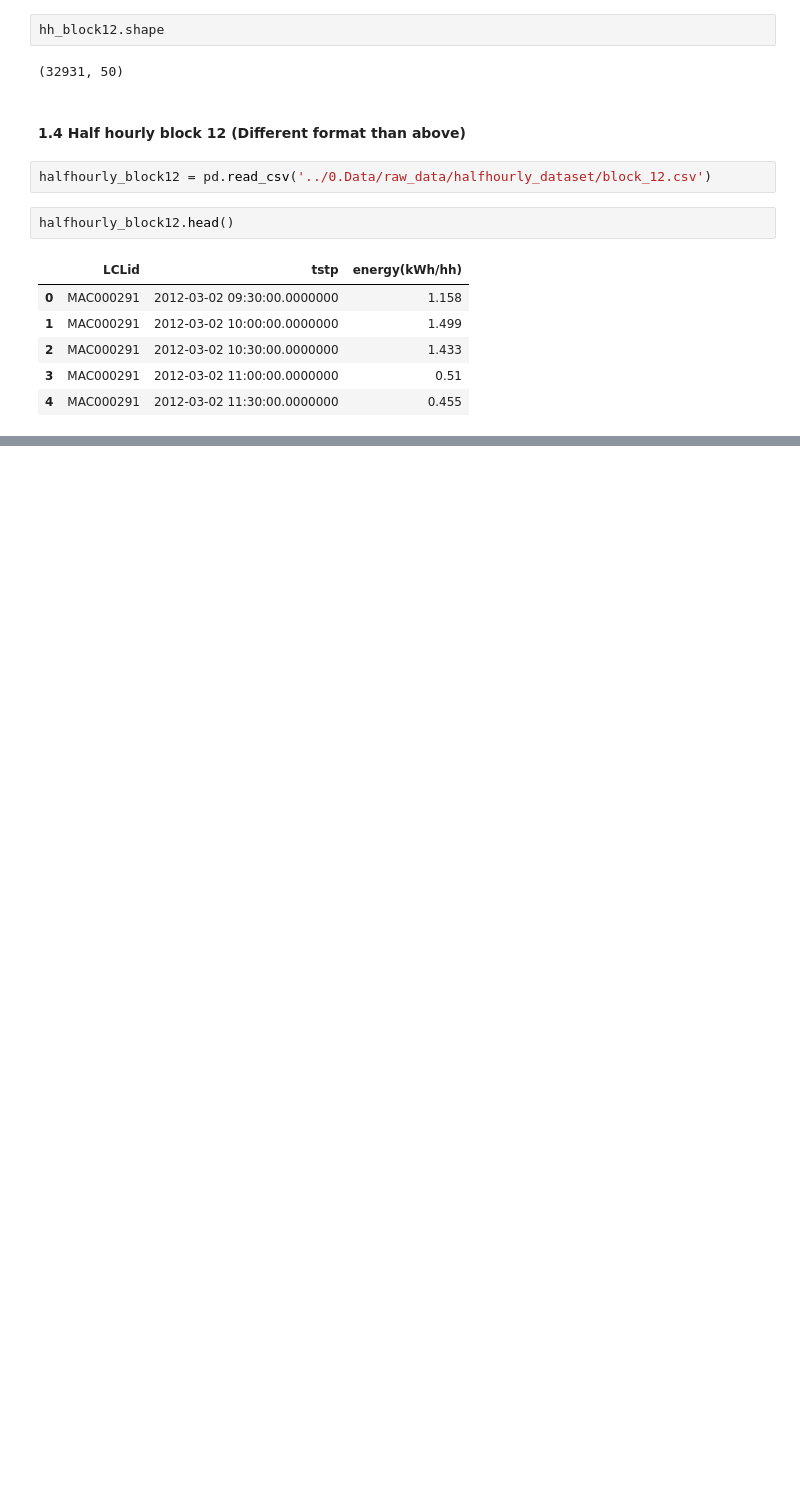
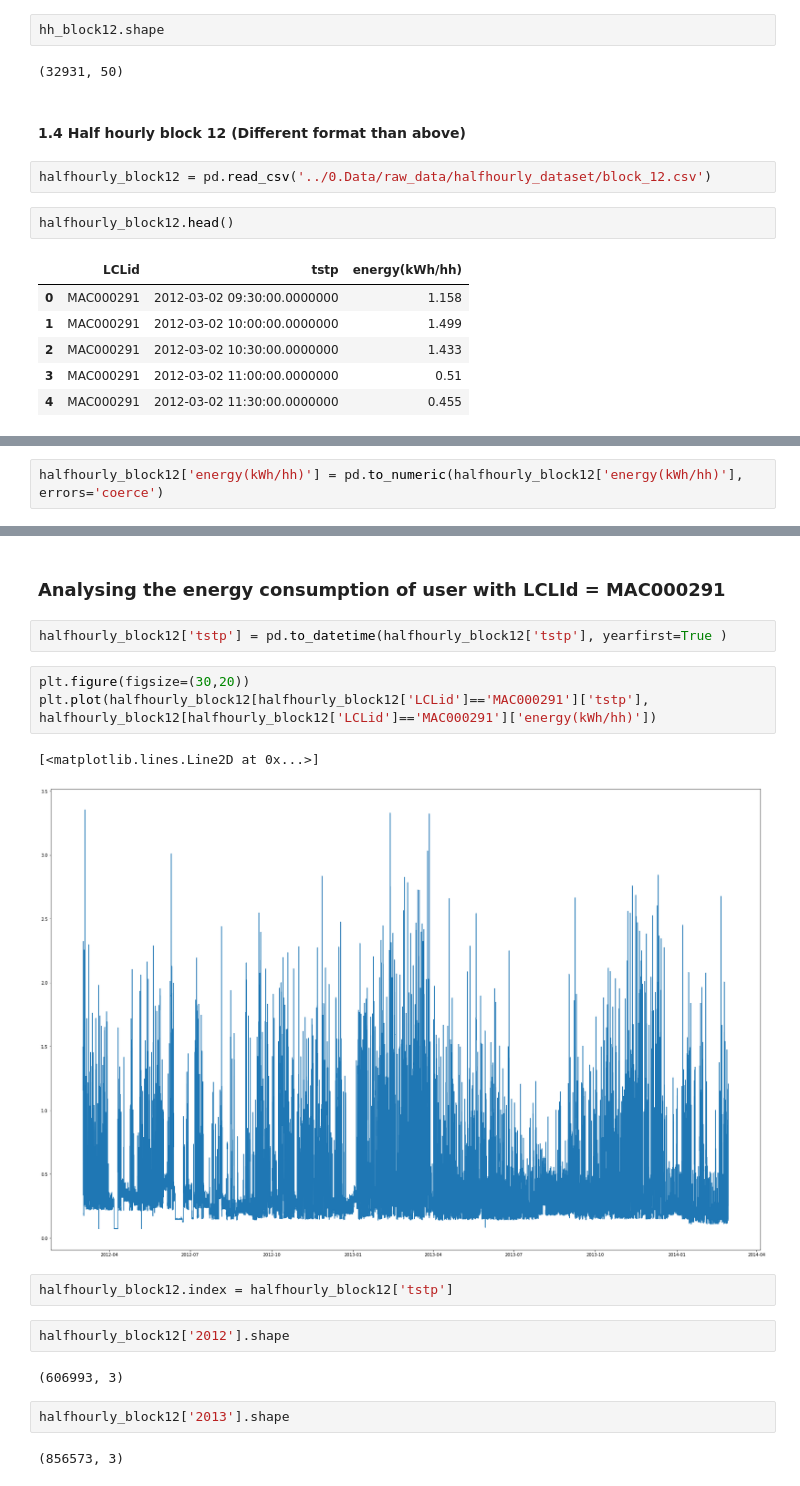
Before and after one commit to wobniarin/Project-Week-8-Final-Project, a Jupyter notebook: your-project/2.JupyterNotebooks/0_Data_Cleaning.ipynb, the cells around one changed output, grey strips where cells are left out. Drawn from its saved outputs; the diff is of its cells as text; blank space fills up the shorter version.

```diff
--- a/your-project/2.JupyterNotebooks/0_Data_Cleaning.ipynb
+++ b/your-project/2.JupyterNotebooks/0_Data_Cleaning.ipynb
@@ -108,0 +177,2 @@ halfhourly_block12.head()
+# %%
+halfhourly_block12['energy(kWh/hh)'] = pd.to_numeric(halfhourly_block12['energy(kWh/hh)'], errors='coerce')
@@ -108,0 +206,20 @@ halfhourly_block12.head()
+# %% [markdown]
+### Analysing the energy consumption of user with LCLId = MAC000291
+# %%
+halfhourly_block12['tstp'] = pd.to_datetime(halfhourly_block12['tstp'], yearfirst=True )
+# %%
+plt.figure(figsize=(30,20))
+plt.plot(halfhourly_block12[halfhourly_block12['LCLid']=='MAC000291']['tstp'], halfhourly_block12[halfhourly_block12['LCLid']=='MAC000291']['energy(kWh/hh)'])
+# %% [output]
+[<matplotlib.lines.Line2D at 0x...>]
+[figure, added]
+# %%
+halfhourly_block12.index = halfhourly_block12['tstp']
+# %%
+halfhourly_block12['2012'].shape
+# %% [output]
+(606993, 3)
+# %%
+halfhourly_block12['2013'].shape
+# %% [output]
+(856573, 3)
```
Also changed, not shown: parts of 52 cells of this notebook.
